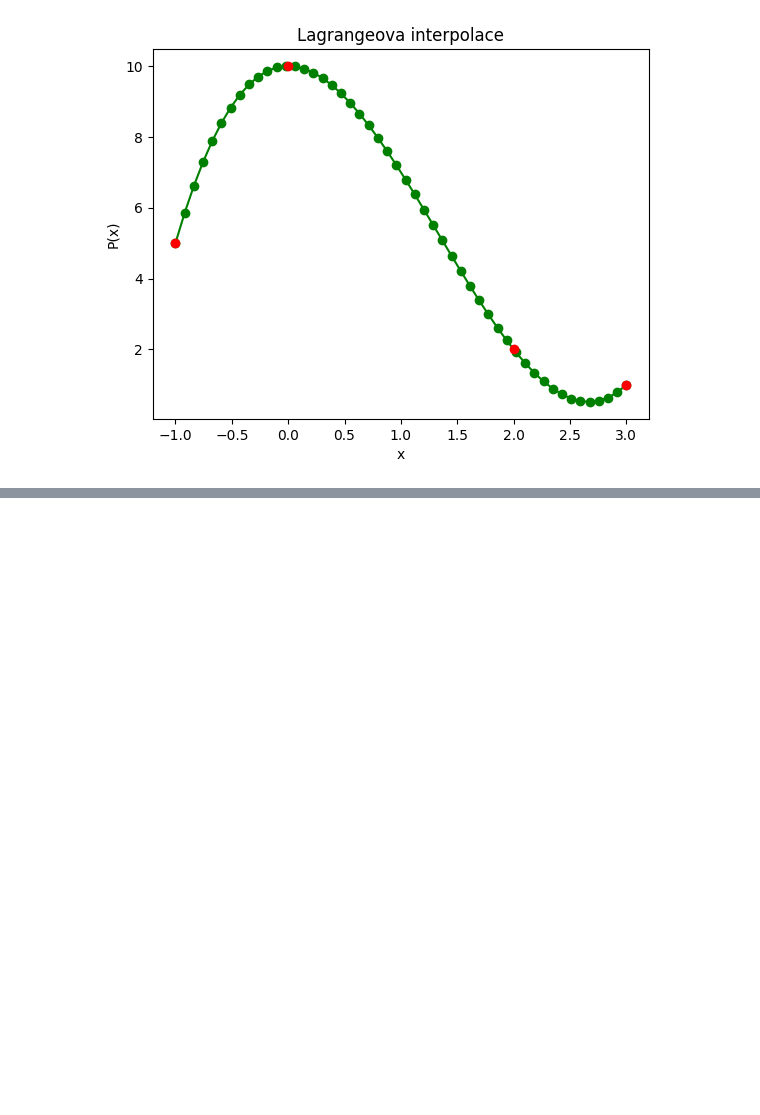
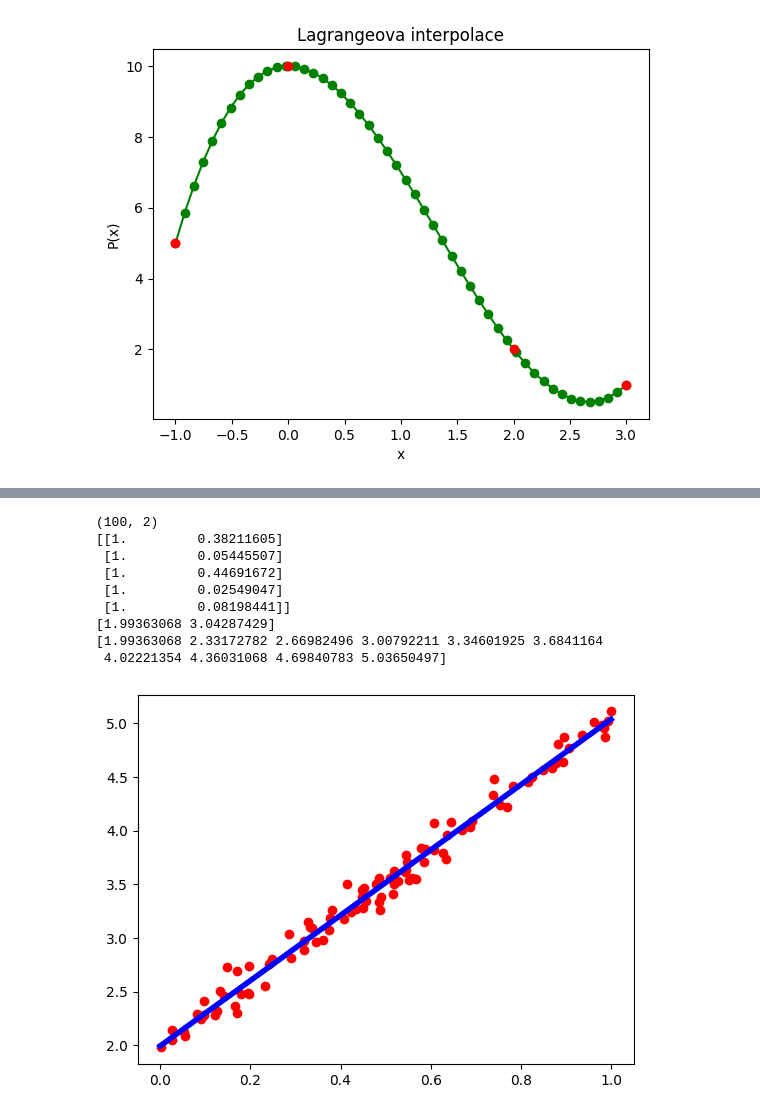
Before and after one commit to Marty808s/STATNICE-SZZ-PB_SZZ-VB, a Jupyter notebook: MSW/VB_MSW.ipynb, the cells around one changed output, grey strips where cells are left out. Cells and saved outputs as stored; diff of their text form; code cells hidden in the pictures; blank space fills up the shorter version.

```diff
--- a/MSW/VB_MSW.ipynb
+++ b/MSW/VB_MSW.ipynb
@@ -473,0 +600,36 @@ plt.show()
+# %%
+import numpy as np
+import matplotlib.pyplot as plt
+import scipy.linalg as la
+
+# 1. výpočet koeficientu a pomocí nomrální rovnice
+# XT*Xa= XT*b
+
+# matice X
+X = np.column_stack([np.ones(N),x])
+print(X.shape)
+print(X[:5,:])
+
+# koeficienty
+a = la.solve(X.T @ X, X.T @ y)
+print(a)
+
+#samotná aproximace
+xs = np.linspace(0,1,10)
+ys = a[0] + a[1] * xs
+print(ys)
+
+plt.plot(x,y, "ro")
+plt.plot(xs,ys, "b-", linewidth=4)
+plt.show()
+# %% [output]
+(100, 2)
+[[1.         0.38211605]
+ [1.         0.05445507]
+ [1.         0.44691672]
+ [1.         0.02549047]
+ [1.         0.08198441]]
+[1.99363068 3.04287429]
+[1.99363068 2.33172782 2.66982496 3.00792211 3.34601925 3.6841164
+ 4.02221354 4.36031068 4.69840783 5.03650497]
+[figure, added]
```
Also changed, not shown: parts of 8 cells of this notebook.
